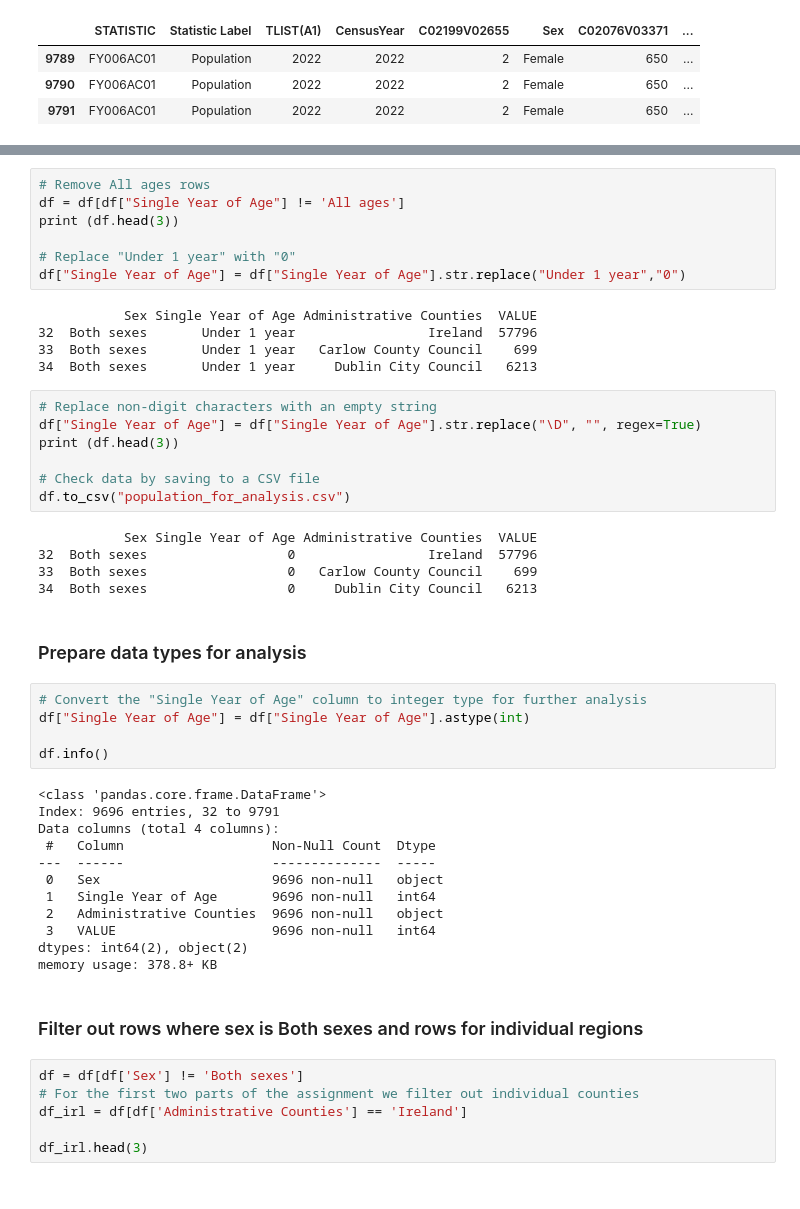
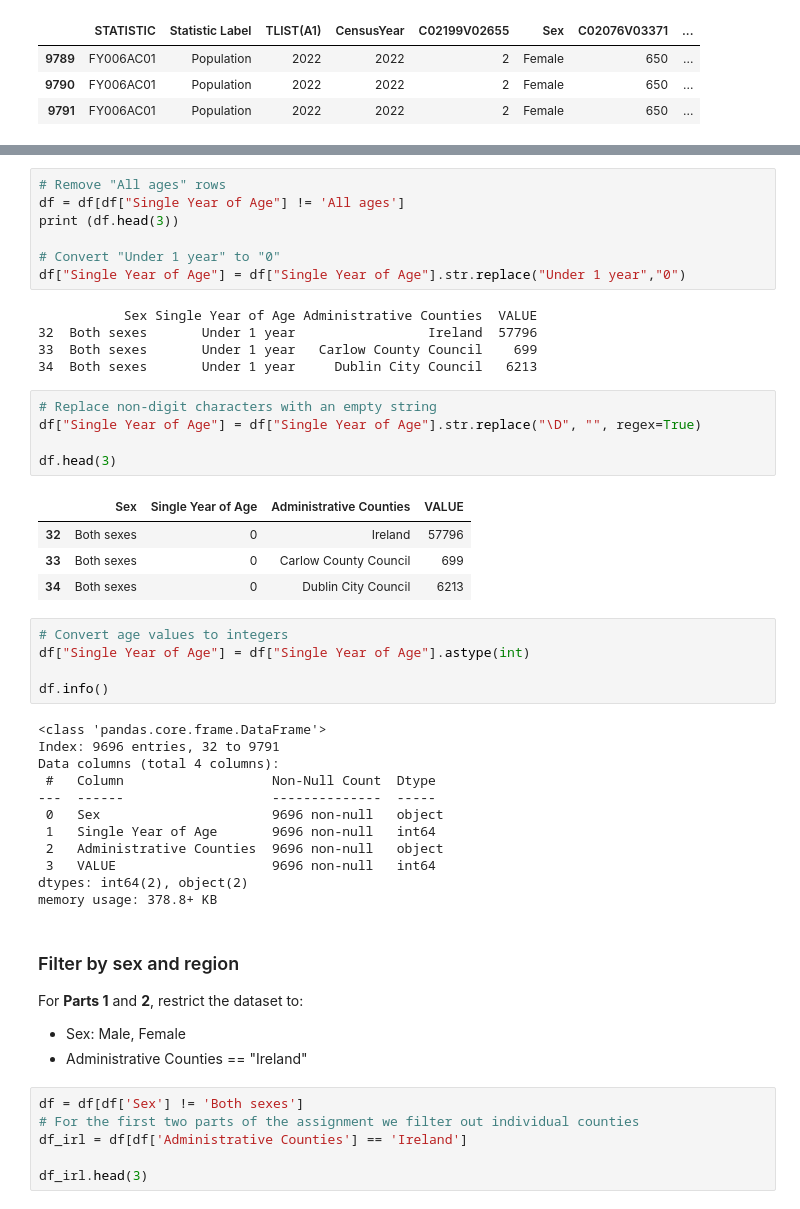
Before and after one commit to Oksyyy/programming-for-data-analytics, a Jupyter notebook: assignments/assignment05-population.ipynb, the cells around one changed output, grey strips where cells are left out. Cells and saved outputs as stored; diff of their text form.

Commit message:
added part 3 to assignment 5, refined overall notebook

```diff
--- a/assignments/assignment05-population.ipynb
+++ b/assignments/assignment05-population.ipynb
@@ -45,9 +60,9 @@ print (df.head(3))
 # %%
-# Remove All ages rows
+# Remove "All ages" rows
 df = df[df["Single Year of Age"] != 'All ages']
 print (df.head(3))
 
-# Replace "Under 1 year" with "0"
+# Convert "Under 1 year" to "0"
 df["Single Year of Age"] = df["Single Year of Age"].str.replace("Under 1 year","0")
 # %% [output]
            Sex Single Year of Age Administrative Counties  VALUE
@@ -57,19 +72,15 @@ df["Single Year of Age"] = df["Single Year of Age"].str.replace("Under 1 year","
 # %%
 # Replace non-digit characters with an empty string
 df["Single Year of Age"] = df["Single Year of Age"].str.replace("\D", "", regex=True)
-print (df.head(3))
 
-# Check data by saving to a CSV file
-df.to_csv("population_for_analysis.csv")
+df.head(3)
 # %% [output]
-           Sex Single Year of Age Administrative Counties  VALUE
-32  Both sexes                  0                 Ireland  57796
-33  Both sexes                  0   Carlow County Council    699
-34  Both sexes                  0     Dublin City Council   6213
+|  | Sex | Single Year of Age | Administrative Counties | VALUE |
+| 32 | Both sexes | 0 | Ireland | 57796 |
+| 33 | Both sexes | 0 | Carlow County Council | 699 |
+| 34 | Both sexes | 0 | Dublin City Council | 6213 |
-# %% [markdown]
-### Prepare data types for analysis
 # %%
-# Convert the "Single Year of Age" column to integer type for further analysis
+# Convert age values to integers
 df["Single Year of Age"] = df["Single Year of Age"].astype(int)
 
 df.info()
@@ -85,8 +96,12 @@ Data columns (total 4 columns):
  3   VALUE                    9696 non-null   int64
 dtypes: int64(2), object(2)
 memory usage: 378.8+ KB
-# %% [markdown]
-### Filter out rows where sex is Both sexes and rows for individual regions
+# %% [markdown]
+### Filter by sex and region
+For **Parts 1** and **2**, restrict the dataset to:
+
+- Sex: Male, Female
+- Administrative Counties == "Ireland"
 # %%
 df = df[df['Sex'] != 'Both sexes']
 # For the first two parts of the assignment we filter out individual counties
```
Also changed, not shown: parts of 35 cells of this notebook.
